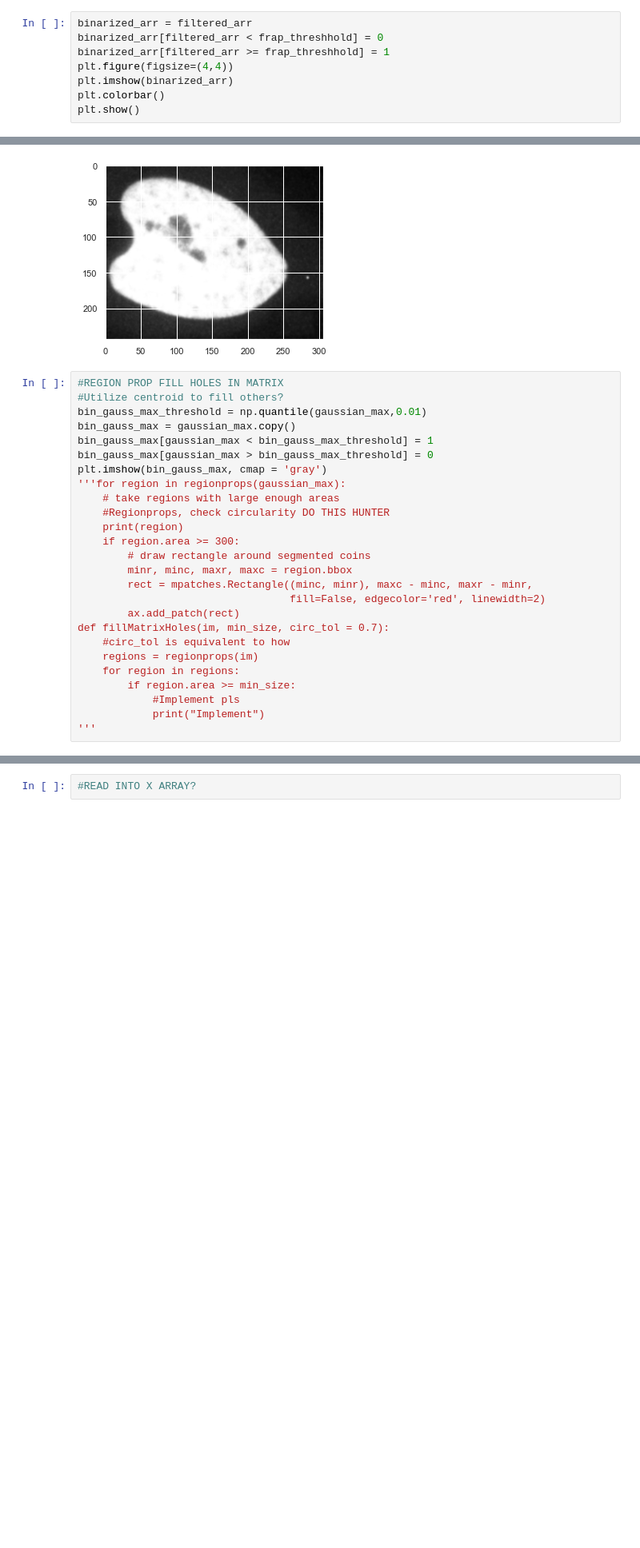
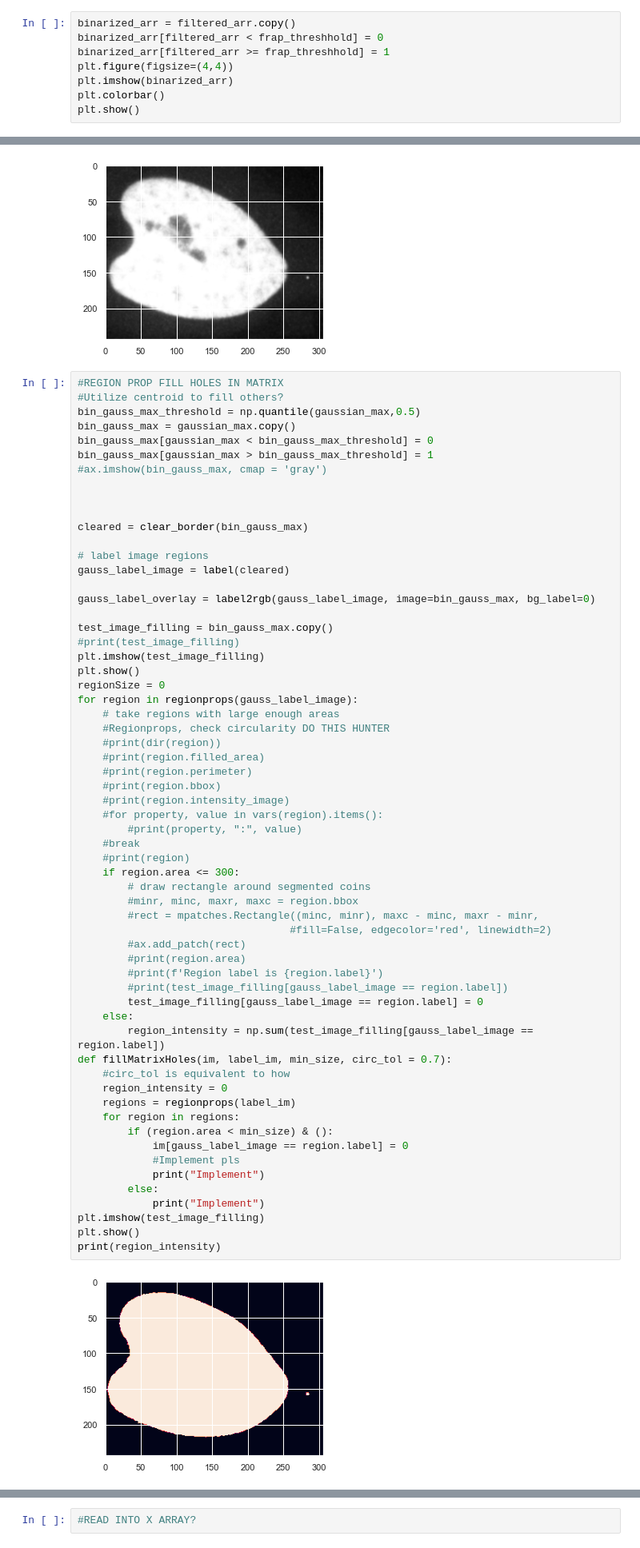
Before and after one commit to Colorado-State-University-Stasevich-Lab/frap_analysis, a Jupyter notebook: Spot_FRAP_Analyzer.ipynb, the cells around one changed output, grey strips where cells are left out. Shown: that part at 80% size. Drawn from its saved outputs; the diff is of its cells as text; blank space fills up the shorter version.

Commit message:
Added functions to get intensity of nucleus and FRAP spot, as well as plotting intensity of FRAP spot.

```diff
--- a/Spot_FRAP_Analyzer.ipynb
+++ b/Spot_FRAP_Analyzer.ipynb
@@ -125,7 +125,7 @@ plt.show()
 # Finding the intensity of pixels in the 99% percentile (top 1% of pixels by brightness)
 frap_threshhold = np.quantile(filtered_arr,0.99)
 # %%
-binarized_arr = filtered_arr
+binarized_arr = filtered_arr.copy()
 binarized_arr[filtered_arr < frap_threshhold] = 0
 binarized_arr[filtered_arr >= frap_threshhold] = 1
 plt.figure(figsize=(4,4))
@@ -260,27 +255,63 @@ plt.imshow(gaussian_max, cmap = 'gray')
 # %%
 #REGION PROP FILL HOLES IN MATRIX
 #Utilize centroid to fill others?
-bin_gauss_max_threshold = np.quantile(gaussian_max,0.01)
+bin_gauss_max_threshold = np.quantile(gaussian_max,0.5)
 bin_gauss_max = gaussian_max.copy()
-bin_gauss_max[gaussian_max < bin_gauss_max_threshold] = 1
-bin_gauss_max[gaussian_max > bin_gauss_max_threshold] = 0
-plt.imshow(bin_gauss_max, cmap = 'gray')
-'''for region in regionprops(gaussian_max):
+bin_gauss_max[gaussian_max < bin_gauss_max_threshold] = 0
+bin_gauss_max[gaussian_max > bin_gauss_max_threshold] = 1
+#ax.imshow(bin_gauss_max, cmap = 'gray')
+
+
+
+cleared = clear_border(bin_gauss_max)
+
+# label image regions
+gauss_label_image = label(cleared)
+
+gauss_label_overlay = label2rgb(gauss_label_image, image=bin_gauss_max, bg_label=0)
+
+test_image_filling = bin_gauss_max.copy()
+#print(test_image_filling)
+plt.imshow(test_image_filling)
+plt.show()
+regionSize = 0
+for region in regionprops(gauss_label_image):
     # take regions with large enough areas
     #Regionprops, check circularity DO THIS HUNTER
-    print(region)
-    if region.area >= 300:
+    #print(dir(region))
+    #print(region.filled_area)
+    #print(region.perimeter)
+    #print(region.bbox)
+    #print(region.intensity_image)
+    #for property, value in vars(region).items():
+        #print(property, ":", value)
+    #break
+    #print(region)
+    if region.area <= 300:
         # draw rectangle around segmented coins
-        minr, minc, maxr, maxc = region.bbox
-        rect = mpatches.Rectangle((minc, minr), maxc - minc, maxr - minr,
-                                  fill=False, edgecolor='red', linewidth=2)
-        ax.add_patch(rect)
-def fillMatrixHoles(im, min_size, circ_tol = 0.7):
+        #minr, minc, maxr, maxc = region.bbox
+        #rect = mpatches.Rectangle((minc, minr), maxc - minc, maxr - minr,
+                                  #fill=False, edgecolor='red', linewidth=2)
+        #ax.add_patch(rect)
+        #print(region.area)
+        #print(f'Region label is {region.label}')
+        #print(test_image_filling[gauss_label_image == region.label])
+        test_image_filling[gauss_label_image == region.label] = 0
+    else:
+        region_intensity = np.sum(test_image_filling[gauss_label_image == region.label])
+def fillMatrixHoles(im, label_im, min_size, circ_tol = 0.7):
     #circ_tol is equivalent to how
-    regions = regionprops(im)
+    region_intensity = 0
+    regions = regionprops(label_im)
     for region in regions:
-        if region.area >= min_size:
+        if (region.area < min_size) & ():
+            im[gauss_label_image == region.label] = 0
             #Implement pls
             print("Implement")
-'''
+        else:
+            print("Implement")
+plt.imshow(test_image_filling)
+plt.show()
+print(region_intensity)
 # %% [output]
+[figure, new version]
```
Also changed, not shown: parts of 11 cells of this notebook.
